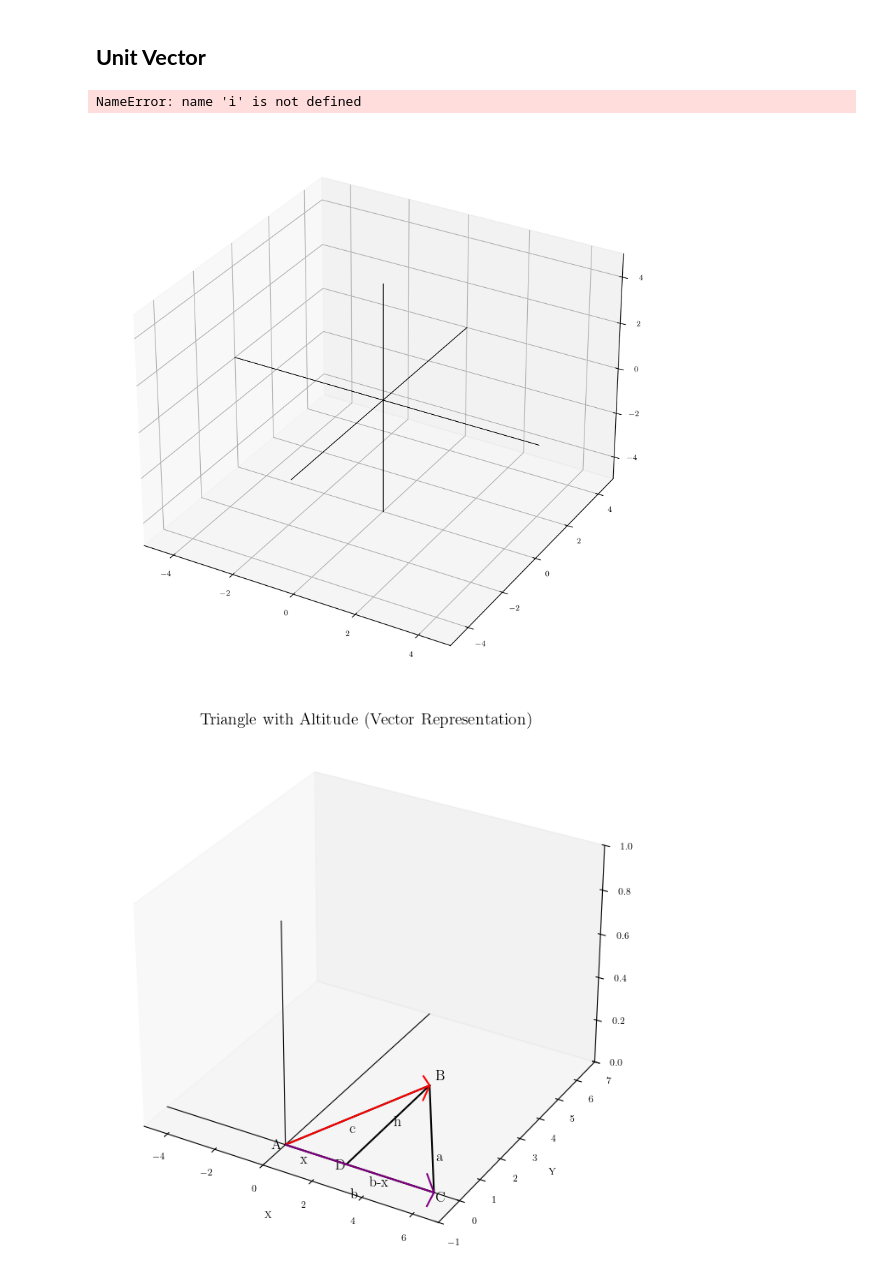
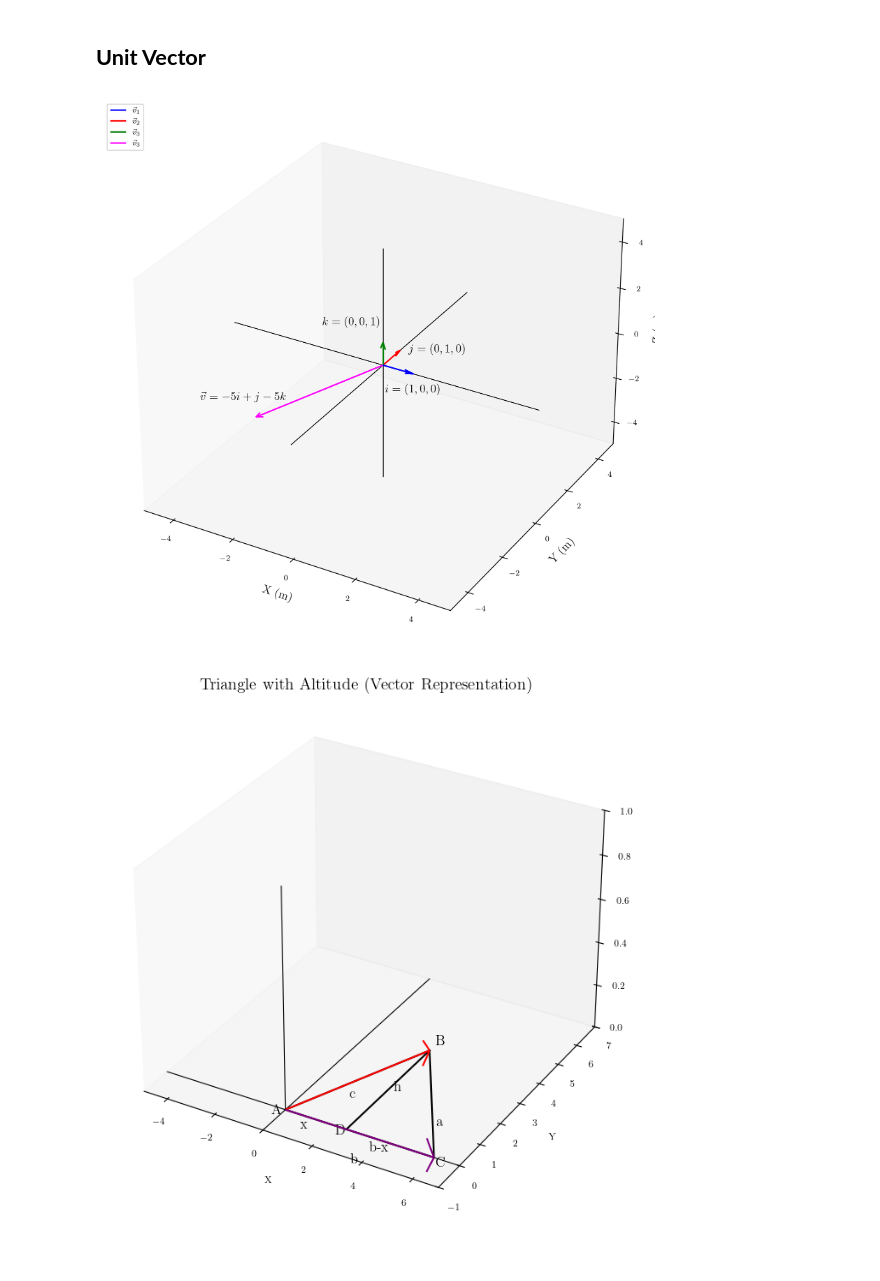
Before and after one commit to BiggusMaximus/ALJABAR-LINEAR-GANJIL-2025, a Jupyter notebook: Latihan Program/Pertemuan ke-6.ipynb, the cells around one changed output. Saved outputs shown, nothing was run; the diff lists cells and outputs as text; code cells hidden in the pictures.

```diff
--- a/Latihan Program/Pertemuan ke-6.ipynb
+++ b/Latihan Program/Pertemuan ke-6.ipynb
@@ -817,102 +817,44 @@ ax.plot([0, 0], [MAX_Y_NEG, MAX_Y_POS], [0, 0]  , color="black", linestyle="soli
 ax.plot([0, 0], [0, 0], [MAX_Z_NEG, MAX_Z_POS]          , color="black", linestyle="solid", linewidth=0.8)       # Z-axis
 
 # Box dimensions (reduced)
-w, l, h = 0.5, 0.5, 0.5   # width, length, height
+w, l, h = 0, 0, 0   # width, length, height
 
 # Starting position of the first box
 x_b, y_b, z_b = -w/2, -l/2, 0
 
 v1 = np.array([1, 0, 0])   # x direction
-v2 = np.array([0, -1, 0])  # y direction
+v2 = np.array([0, 1, 0])  # y direction
 v3 = np.array([0, 0, 1])   # z direction (height)
 
-
+i = 0
 # Quivers anchored at box center
 ax.quiver(x_b + w/2, y_b + l/2, z_b + h/2,
             v1[0], v1[1], v1[2], color="blue", label=r"$\vec{v}_1$" if i == 0 else "")
 
+ax.text(v1[0]-0.5, v1[1] - 0.75, v1[2] - 0.5, s=r"$i=(1,0,0)$", fontsize=12)
+
 ax.quiver(x_b + w/2, y_b + l/2, z_b + h/2,
             v2[0], v2[1], v2[2], color="red", label=r"$\vec{v}_2$" if i == 0 else "")
+ax.text(v2[0] + 0.25, v2[1], v2[2], s=r"$j=(0,1,0)$", fontsize=12)
 
 ax.quiver(x_b + w/2, y_b + l/2, z_b + h/2,
             v3[0], v3[1], v3[2], color="green", label=r"$\vec{v}_3$" if i == 0 else "")
+ax.text(v3[0]-2, v3[1], v3[2], s=r"$k=(0,0,1)$", fontsize=12)
 
-# Define cube vertices (scaled with w, l, h)
-verts = [
-    [(x_b, y_b, z_b), (x_b+w, y_b, z_b), (x_b+w, y_b+l, z_b), (x_b, y_b+l, z_b)],  # bottom
-    [(x_b, y_b, z_b+h), (x_b+w, y_b, z_b+h), (x_b+w, y_b+l, z_b+h), (x_b, y_b+l, z_b+h)],  # top
-    [(x_b, y_b, z_b), (x_b+w, y_b, z_b), (x_b+w, y_b, z_b+h), (x_b, y_b, z_b+h)],  # side
-    [(x_b+w, y_b, z_b), (x_b+w, y_b+l, z_b), (x_b+w, y_b+l, z_b+h), (x_b+w, y_b, z_b+h)],  # side
-    [(x_b+w, y_b+l, z_b), (x_b, y_b+l, z_b), (x_b, y_b+l, z_b+h), (x_b+w, y_b+l, z_b+h)],  # side
-    [(x_b, y_b+l, z_b), (x_b, y_b, z_b), (x_b, y_b, z_b+h), (x_b, y_b+l, z_b+h)]   # side
-]
-
-# Draw cube
-ax.add_collection3d(Poly3DCollection(verts,
-                                        facecolors='b', edgecolors='k', linewidths=0.5,
-                                        alpha=0.1))
-
-# Label the box
-ax.text(x_b, y_b, z_b,
-        fr"$\vec{{x}}_{i} = \begin{{bmatrix}} {x_b:.2f} \\ {y_b:.2f} \\ {z_b:.2f} \end{{bmatrix}} \; m$",
-        fontsize=8, va='top', ha='right')
-
-####################################################################################################################################
-
-
-# Box dimensions (reduced)
-w, l, h = 0.5, 0.5, 0.5   # width, length, height
-
-# Starting position of the first box
-x_b, y_b, z_b = -w/2, -l/2 - 5, 5
-
-v1 = np.array([1, 0, 0])   # x direction
-v2 = np.array([0, -1, 0])  # y direction
-v3 = np.array([0, 0, 1])   # z direction (height)
-
-
-# Quivers anchored at box center
+v4 = -5 * v1 + v2 - 5*v3
 ax.quiver(x_b + w/2, y_b + l/2, z_b + h/2,
-            v1[0], v1[1], v1[2], color="blue", label=r"$\vec{v}_1$" if i == 0 else "")
-
-ax.quiver(x_b + w/2, y_b + l/2, z_b + h/2,
-            v2[0], v2[1], v2[2], color="red", label=r"$\vec{v}_2$" if i == 0 else "")
-
-ax.quiver(x_b + w/2, y_b + l/2, z_b + h/2,
-            v3[0], v3[1], v3[2], color="green", label=r"$\vec{v}_3$" if i == 0 else "")
-
-# Define cube vertices (scaled with w, l, h)
-verts = [
-    [(x_b, y_b, z_b), (x_b+w, y_b, z_b), (x_b+w, y_b+l, z_b), (x_b, y_b+l, z_b)],  # bottom
-    [(x_b, y_b, z_b+h), (x_b+w, y_b, z_b+h), (x_b+w, y_b+l, z_b+h), (x_b, y_b+l, z_b+h)],  # top
-    [(x_b, y_b, z_b), (x_b+w, y_b, z_b), (x_b+w, y_b, z_b+h), (x_b, y_b, z_b+h)],  # side
-    [(x_b+w, y_b, z_b), (x_b+w, y_b+l, z_b), (x_b+w, y_b+l, z_b+h), (x_b+w, y_b, z_b+h)],  # side
-    [(x_b+w, y_b+l, z_b), (x_b, y_b+l, z_b), (x_b, y_b+l, z_b+h), (x_b+w, y_b+l, z_b+h)],  # side
-    [(x_b, y_b+l, z_b), (x_b, y_b, z_b), (x_b, y_b, z_b+h), (x_b, y_b+l, z_b+h)]   # side
-]
-
-# Draw cube
-ax.add_collection3d(Poly3DCollection(verts,
-                                        facecolors='b', edgecolors='k', linewidths=0.5,
-                                        alpha=0.5))
-
-# Label the box
-ax.text(x_b, y_b, z_b,
-        fr"$\vec{{x}}_{i} = \begin{{bmatrix}} {x_b:.2f} \\ {y_b:.2f} \\ {z_b:.2f} \end{{bmatrix}} \; m$",
-        fontsize=8, va='top', ha='right')
-
-ax.plot([-w/2  + 0.25, -w/2 + 0.25], [-l/2  + 0.25,-l/2 - 5  + 0.25], [0,5], color='k', linestyle='--', linewidth=0.5)
+            v4[0], v4[1], v4[2], color="magenta", label=r"$\vec{v}_3$" if i == 0 else "", arrow_length_ratio=0.05)
+ax.text(v4[0]-2, v4[1], v4[2], s=r"$\vec{v} = -5i+j-5k$", fontsize=12)
 
 ax.grid(False)
 # Labels and legend
 ax.set_xlabel("X (m)", fontsize=12)
 ax.set_ylabel("Y (m)", fontsize=12)
 ax.set_zlabel("Z (m)", fontsize=12)
 ax.legend(loc="upper left")
 plt.show()
 # %% [output]
-NameError: name 'i' is not defined
-[figure, old version]
+[figure, new version]
 # %%
 # 3D plot setup
 fig = plt.figure(figsize=(8,8))
```
Also changed, not shown: 5 other files.
